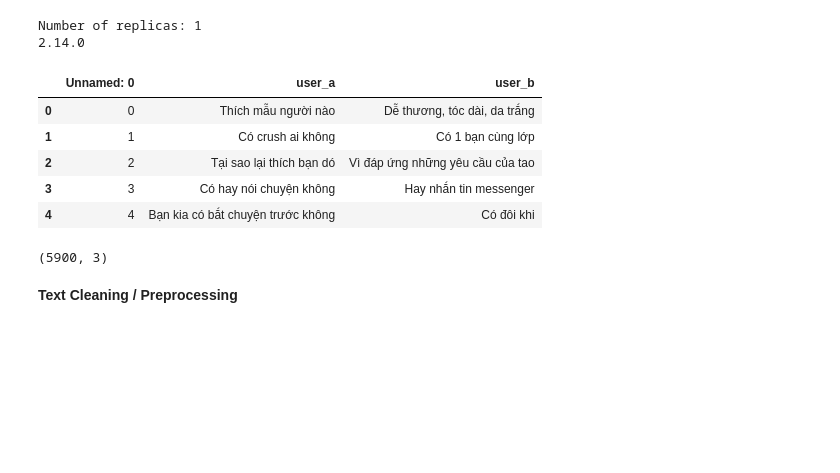
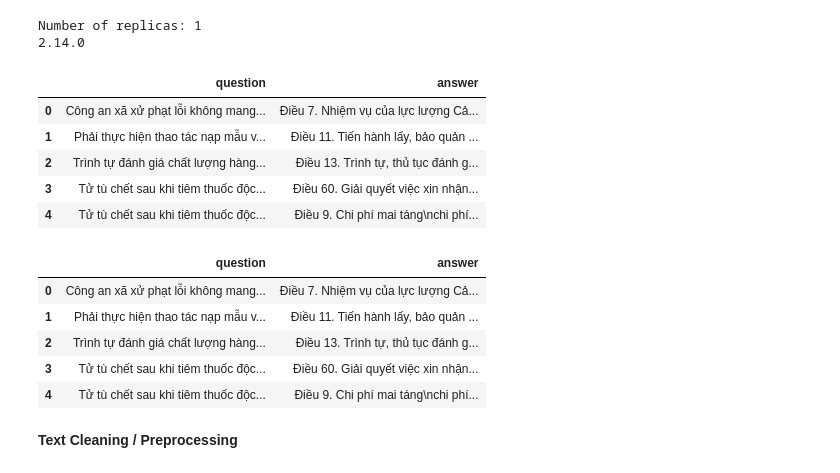
Before and after one commit to blak-tran/Vietnamese_Laws_Chatbot_with_Transformer_Model, a Jupyter notebook: research/vietnamese-chatbot-transformer.ipynb, the cells around one changed output. Saved outputs shown, nothing was run; the diff lists cells and outputs as text; code cells hidden in the pictures; blank space fills up the shorter version.

```diff
--- a/research/vietnamese-chatbot-transformer.ipynb
+++ b/research/vietnamese-chatbot-transformer.ipynb
@@ -47,19 +47,25 @@ print(tf.__version__)
 Number of replicas: 1
 2.14.0
 # %%
-df = pd.read_csv('/home/dattran/datadrive/AI-project/vietnamese_chatbot_research/input/vietnamese-chatbot/d liu chatbot question-answer short style.csv')
+df = pd.read_csv('/home/dattran/datadrive2/AI-project/vietnamese_chatbot_research/input/vietnamese-chatbot/combined_law.csv')
 df.head()
 # %% [output]
-|  | Unnamed: 0 | user_a | user_b |
-| 0 | 0 | Thích mẫu người nào | Dễ thương, tóc dài, da trắng |
-| 1 | 1 | Có crush ai không | Có 1 bạn cùng lớp |
-| 2 | 2 | Tại sao lại thích bạn dó | Vì đáp ứng những yêu cầu của tao |
-| 3 | 3 | Có hay nói chuyện không | Hay nhắn tin messenger |
-| 4 | 4 | Bạn kia có bắt chuyện trước không | Có đôi khi |
+|  | question | answer |
+| 0 | Công an xã xử phạt lỗi không mang... | Điều 7. Nhiệm vụ của lực lượng Cả... |
+| 1 | Phải thực hiện thao tác nạp mẫu v... | Điều 11. Tiến hành lấy, bảo quản ... |
+| 2 | Trình tự đánh giá chất lượng hàng... | Điều 13. Trình tự, thủ tục đánh g... |
+| 3 | Tử tù chết sau khi tiêm thuốc độc... | Điều 60. Giải quyết việc xin nhận... |
+| 4 | Tử tù chết sau khi tiêm thuốc độc... | Điều 9. Chi phí mai táng\nchi phí... |
-# %%
-df.shape
-# %% [output]
-(5900, 3)
+# %%
+df = df[:1000]
+df.head()
+# %% [output]
+|  | question | answer |
+| 0 | Công an xã xử phạt lỗi không mang... | Điều 7. Nhiệm vụ của lực lượng Cả... |
+| 1 | Phải thực hiện thao tác nạp mẫu v... | Điều 11. Tiến hành lấy, bảo quản ... |
+| 2 | Trình tự đánh giá chất lượng hàng... | Điều 13. Trình tự, thủ tục đánh g... |
+| 3 | Tử tù chết sau khi tiêm thuốc độc... | Điều 60. Giải quyết việc xin nhận... |
+| 4 | Tử tù chết sau khi tiêm thuốc độc... | Điều 9. Chi phí mai táng\nchi phí... |
 # %% [markdown]
 **Text Cleaning / Preprocessing**
 # %%
```
Also changed, not shown: parts of 28 cells of this notebook, 4 other files.
